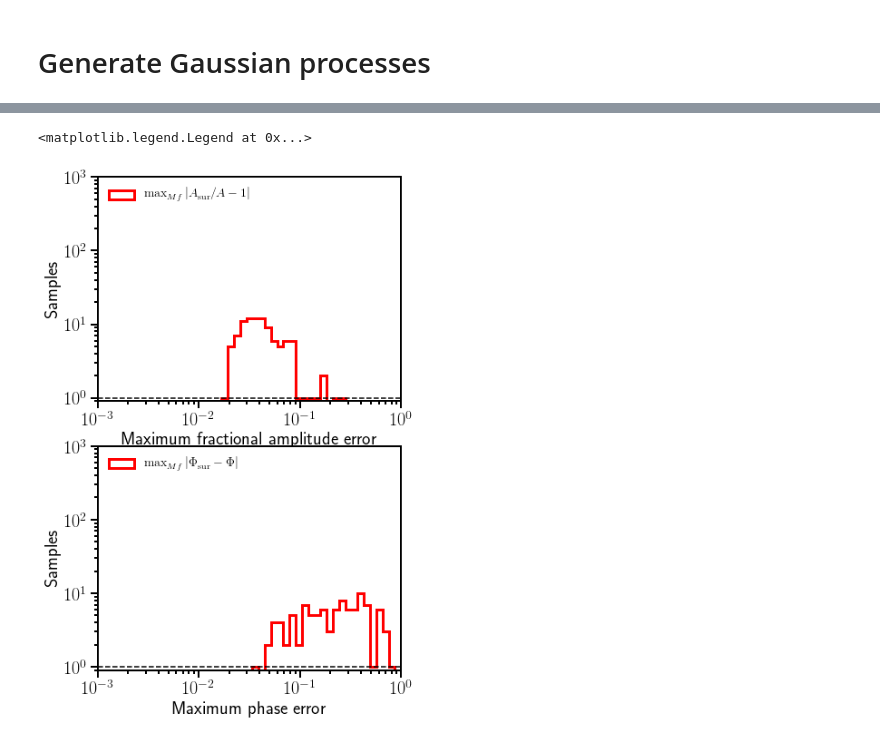
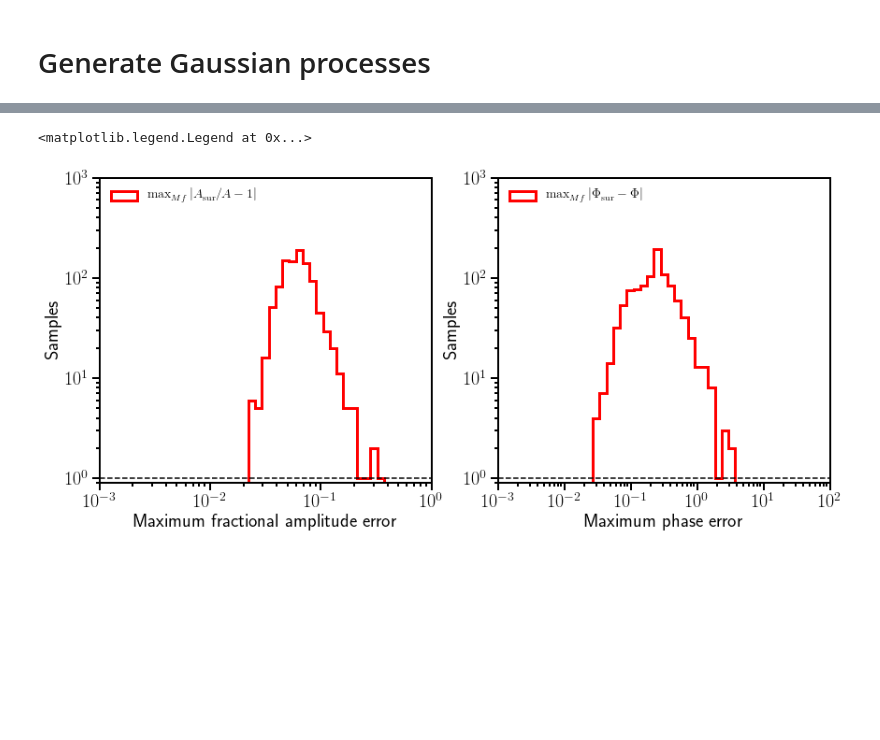
Before and after one commit to benjaminlackey/gpsurrogate, a Jupyter notebook: notebooks/FDAlignedSpin.ipynb, the cells around one changed output, grey strips where cells are left out. Drawn from its saved outputs; the diff is of its cells as text; code cells hidden in the pictures; blank space fills up the shorter version.

```diff
--- a/notebooks/FDAlignedSpin.ipynb
+++ b/notebooks/FDAlignedSpin.ipynb
@@ -357,5 +297,5 @@ ax2.set_xlim(1.0e-4, 0.1)
 # %%
-mf = 0.02
+mf = 0.03
 print mf, mf_to_f(mf, 2.8)
 
 amps = []
@@ -618,0 +529,18 @@ for i in range(len(dphase_ts_list)):
+# %%
+limits = np.array([[1.0/3.0, 1.0], [-0.7, 0.7], [-0.7, 0.7], [0, 10000], [0, 10000]])
+
+#kernel_type = 'matern32'
+kernel_type = 'matern52'
+#kernel_type = 'squaredexponential'
+
+dphase_gp_list = []
+for i in range(len(dphase_ts_list)):
+    print i,
+    points = params_ts
+    data = dphase_ts_list[i]
+    hp0, hyper_limits = gpr.reasonable_hyperparameters_range(data, limits)
+    dphase_gp = gpr.generate_gp(points, data, hp0, kernel_type=kernel_type,
+                                hyper_limits=hyper_limits, n_restarts_optimizer=9)
+    print dphase_gp.kernel_
+    print gpr.get_hyperparameters(dphase_gp)
+    dphase_gp_list.append(dphase_gp)
@@ -681,8 +674,16 @@ for i in range(len(randset)):
     hrand = randset[i]
     params = randset.get_waveform(i, data='parameters')[[0, 3, 6, 7, 8]]
     hsur = surrogate.reconstruct_amp_phase_difference(params, Bamp_j, Bphase_j, damp_gp_list, dphase_gp_list)
-    ae = fractional_amp_error(hsur.amp, hrand.amp)
-    pe = phase_error(hsur.phase, hrand.phase)
+
+    mfhigh = 0.02
+    dlnamp_sur = hsur.amp[hsur.x<=mfhigh]
+    dlnamp_true = hrand.amp[hrand.x<=mfhigh]
+    dphase_sur = hsur.phase[hsur.x<=mfhigh]
+    dphase_true = hrand.phase[hrand.x<=mfhigh]
+
+    ae = fractional_amp_error(dlnamp_sur, dlnamp_true)
+    pe = phase_error(dphase_sur, dphase_true)
+
     params_rand.append(params)
     amp_err.append(ae)
     phase_err.append(pe)
@@ -738,30 +740,30 @@ ax2.set_xlim(1.0e-4, 0.1)
 # %%
-fig, (ax1, ax2) = plt.subplots(2, figsize=(6, 10))
+fig, (ax1, ax2) = plt.subplots(1, 2, figsize=(14, 6))
 
 ax1.hist(amp_err, bins=np.logspace(-3, 0, 50), histtype='step',
           ls='-', lw=3, color='red', alpha=1.0, label=r'$\max_{Mf}|A_{\rm sur}/A-1|$')
 ax1.axhline(1.0, c='k', ls='--')
 ax1.set_xscale('log')
 ax1.set_yscale('log')
 ax1.set_xlim([1.0e-3, 1.0])
 ax1.set_ylim([0.9, 1000])
 ax1.set_xlabel('Maximum fractional amplitude error')
 ax1.set_ylabel('Samples')
 ax1.legend(loc='upper left', frameon=False)
 
-ax2.hist(phase_err, bins=np.logspace(-3, 0, 50), histtype='step',
+ax2.hist(phase_err, bins=np.logspace(-3, 2, 50), histtype='step',
           ls='-', lw=3, color='red', alpha=1.0, label=r'$\max_{Mf}|\Phi_{\rm sur}-\Phi|$')
 ax2.axhline(1.0, c='k', ls='--')
 ax2.set_xscale('log')
 ax2.set_yscale('log')
-ax2.set_xlim([1.0e-3, 1.0])
+ax2.set_xlim([1.0e-3, 100.0])
 ax2.set_ylim([0.9, 1000])
 ax2.set_xlabel('Maximum phase error')
 ax2.set_ylabel('Samples')
 ax2.legend(loc='upper left', frameon=False)
 # %% [output]
 <matplotlib.legend.Legend at 0x...>
-[figure, old version]
+[figure, new version]
 # %%
 labels = [r'$q$', r'$S_{1z}$', r'$S_{2z}$', r'$\Lambda_1$', r'$\Lambda_2$']
 params = params_rand
```
Also changed, not shown: parts of 79 cells of this notebook, 12 other files.
